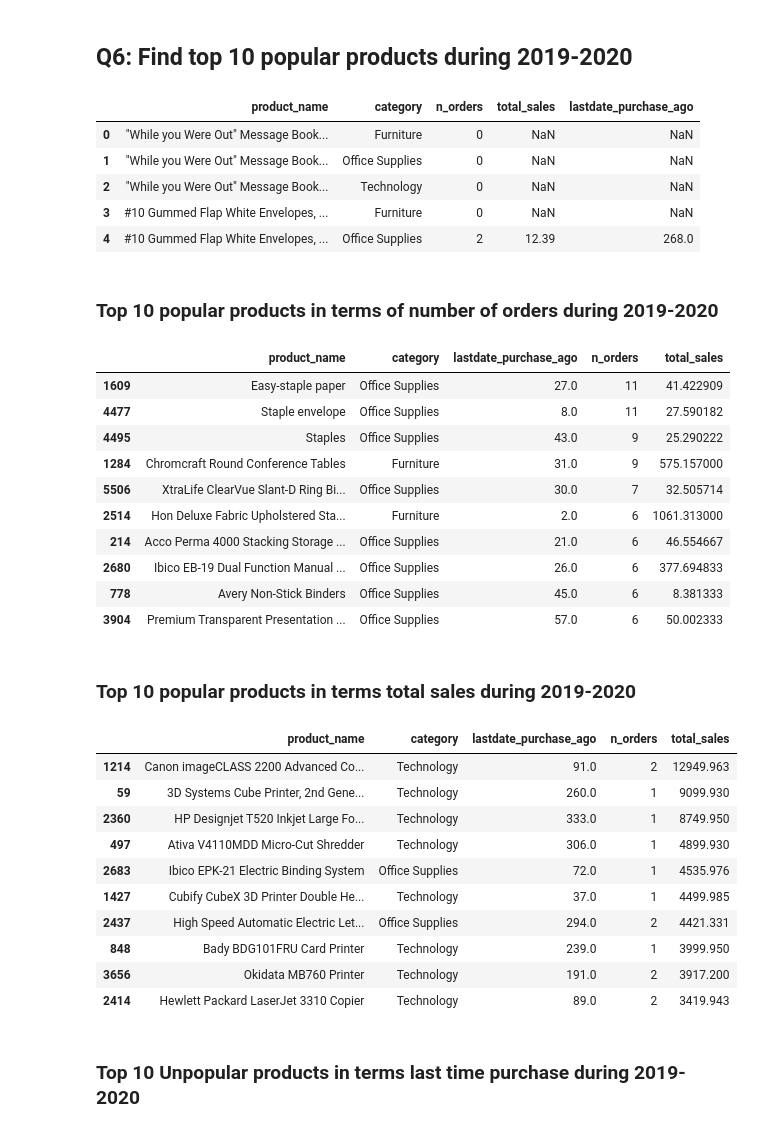
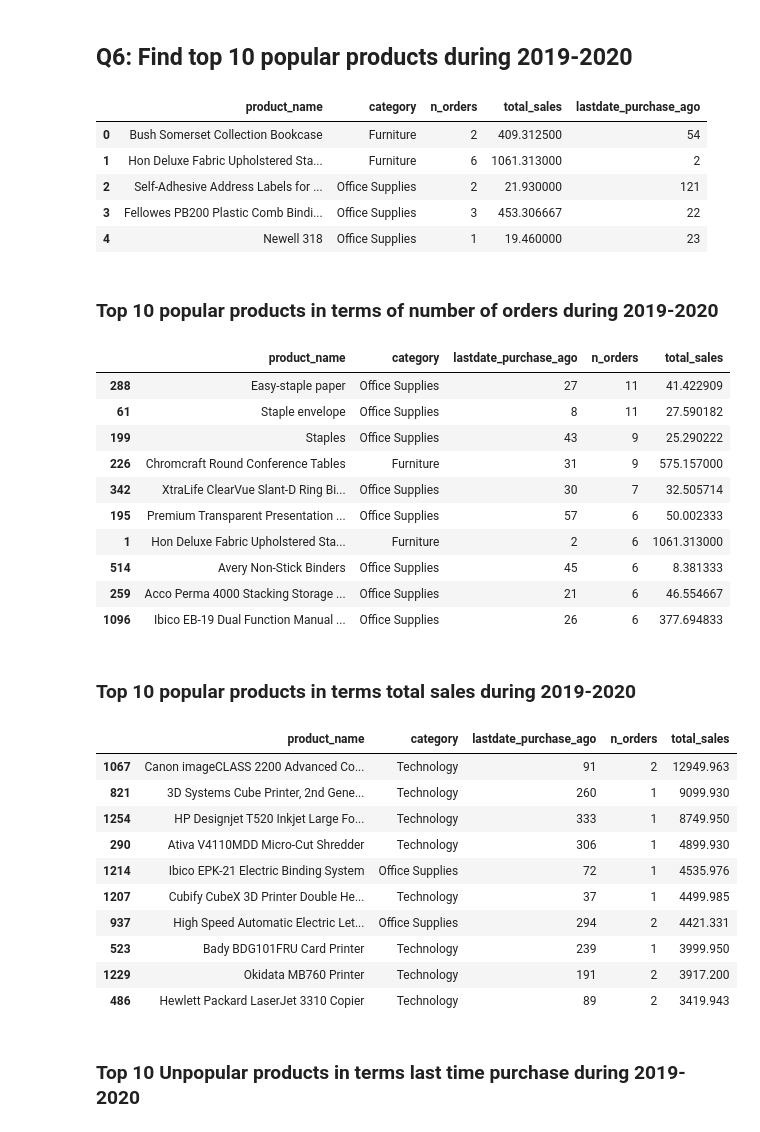
Before and after one commit to syunar/22-02_Store-Sales-Analysis-Customer-Segmentation, a Jupyter notebook: Store Sales EDA and Customer Segmentation Analysis.ipynb, the cells around one changed output. Drawn from its saved outputs; the diff is of its cells as text; code cells hidden in the pictures.

```diff
--- a/Store Sales EDA and Customer Segmentation Analysis.ipynb
+++ b/Store Sales EDA and Customer Segmentation Analysis.ipynb
@@ -468,28 +468,28 @@ Total Sales in West and Central: \334909.5525 or equal 55% of total sales
 # %%
 
 product_rank = df.query('order_date>="2019-01-01"&order_date<="2019-12-31"')\
-                 .groupby(['product_name','category'])\
+                 .groupby(['product_name','category'], observed=True)\
                  .agg({'product_name':'count',
                         'sales':'mean',
                         'order_date':'max'})\
                  .rename(columns={'product_name':'n_orders',
                                   'sales':'total_sales',
                                   'order_date':'lastdate_purchase_ago'})\
                  .reset_index()
 
 
 # datedif between last_time_purchase and date_now assume data_now='2020-01-01'
 product_rank['lastdate_purchase_ago'] = (dt.datetime(2020,1,1)
                                     - product_rank['lastdate_purchase_ago'])\
                                     .apply(lambda s: s.days)
 product_rank.head()
 # %% [output]
 |  | product_name | category | n_orders | total_sales | lastdate_purchase_ago |
-| 0 | "While you Were Out" Message Book... | Furniture | 0 | NaN | NaN |
-| 1 | "While you Were Out" Message Book... | Office Supplies | 0 | NaN | NaN |
-| 2 | "While you Were Out" Message Book... | Technology | 0 | NaN | NaN |
-| 3 | #10 Gummed Flap White Envelopes, ... | Furniture | 0 | NaN | NaN |
-| 4 | #10 Gummed Flap White Envelopes, ... | Office Supplies | 2 | 12.39 | 268.0 |
+| 0 | Bush Somerset Collection Bookcase | Furniture | 2 | 409.312500 | 54 |
+| 1 | Hon Deluxe Fabric Upholstered Sta... | Furniture | 6 | 1061.313000 | 2 |
+| 2 | Self-Adhesive Address Labels for ... | Office Supplies | 2 | 21.930000 | 121 |
+| 3 | Fellowes PB200 Plastic Comb Bindi... | Office Supplies | 3 | 453.306667 | 22 |
+| 4 | Newell 318 | Office Supplies | 1 | 19.460000 | 23 |
 # %% [markdown]
 ### Top 10 popular products in terms of number of orders during 2019-2020
 # %%
@@ -498,32 +498,32 @@ product_rank = product_rank[['product_name', 'category', 'lastdate_purchase_ago'
 product_rank.sort_values(by='n_orders', ascending=False).head(10)
 # %% [output]
 |  | product_name | category | lastdate_purchase_ago | n_orders | total_sales |
-| 1609 | Easy-staple paper | Office Supplies | 27.0 | 11 | 41.422909 |
-| 4477 | Staple envelope | Office Supplies | 8.0 | 11 | 27.590182 |
-| 4495 | Staples | Office Supplies | 43.0 | 9 | 25.290222 |
-| 1284 | Chromcraft Round Conference Tables | Furniture | 31.0 | 9 | 575.157000 |
-| 5506 | XtraLife ClearVue Slant-D Ring Bi... | Office Supplies | 30.0 | 7 | 32.505714 |
-| 2514 | Hon Deluxe Fabric Upholstered Sta... | Furniture | 2.0 | 6 | 1061.313000 |
-| 214 | Acco Perma 4000 Stacking Storage ... | Office Supplies | 21.0 | 6 | 46.554667 |
-| 2680 | Ibico EB-19 Dual Function Manual ... | Office Supplies | 26.0 | 6 | 377.694833 |
-| 778 | Avery Non-Stick Binders | Office Supplies | 45.0 | 6 | 8.381333 |
-| 3904 | Premium Transparent Presentation ... | Office Supplies | 57.0 | 6 | 50.002333 |
+| 288 | Easy-staple paper | Office Supplies | 27 | 11 | 41.422909 |
+| 61 | Staple envelope | Office Supplies | 8 | 11 | 27.590182 |
+| 199 | Staples | Office Supplies | 43 | 9 | 25.290222 |
+| 226 | Chromcraft Round Conference Tables | Furniture | 31 | 9 | 575.157000 |
+| 342 | XtraLife ClearVue Slant-D Ring Bi... | Office Supplies | 30 | 7 | 32.505714 |
+| 195 | Premium Transparent Presentation ... | Office Supplies | 57 | 6 | 50.002333 |
+| 1 | Hon Deluxe Fabric Upholstered Sta... | Furniture | 2 | 6 | 1061.313000 |
+| 514 | Avery Non-Stick Binders | Office Supplies | 45 | 6 | 8.381333 |
+| 259 | Acco Perma 4000 Stacking Storage ... | Office Supplies | 21 | 6 | 46.554667 |
+| 1096 | Ibico EB-19 Dual Function Manual ... | Office Supplies | 26 | 6 | 377.694833 |
 # %% [markdown]
 ### Top 10 popular products in terms total sales during 2019-2020
 # %%
 product_rank.sort_values(by='total_sales', ascending=False).head(10)
 # %% [output]
 |  | product_name | category | lastdate_purchase_ago | n_orders | total_sales |
-| 1214 | Canon imageCLASS 2200 Advanced Co... | Technology | 91.0 | 2 | 12949.963 |
-| 59 | 3D Systems Cube Printer, 2nd Gene... | Technology | 260.0 | 1 | 9099.930 |
-| 2360 | HP Designjet T520 Inkjet Large Fo... | Technology | 333.0 | 1 | 8749.950 |
-| 497 | Ativa V4110MDD Micro-Cut Shredder | Technology | 306.0 | 1 | 4899.930 |
-| 2683 | Ibico EPK-21 Electric Binding System | Office Supplies | 72.0 | 1 | 4535.976 |
-| 1427 | Cubify CubeX 3D Printer Double He... | Technology | 37.0 | 1 | 4499.985 |
-| 2437 | High Speed Automatic Electric Let... | Office Supplies | 294.0 | 2 | 4421.331 |
-| 848 | Bady BDG101FRU Card Printer | Technology | 239.0 | 1 | 3999.950 |
-| 3656 | Okidata MB760 Printer | Technology | 191.0 | 2 | 3917.200 |
-| 2414 | Hewlett Packard LaserJet 3310 Copier | Technology | 89.0 | 2 | 3419.943 |
+| 1067 | Canon imageCLASS 2200 Advanced Co... | Technology | 91 | 2 | 12949.963 |
+| 821 | 3D Systems Cube Printer, 2nd Gene... | Technology | 260 | 1 | 9099.930 |
+| 1254 | HP Designjet T520 Inkjet Large Fo... | Technology | 333 | 1 | 8749.950 |
+| 290 | Ativa V4110MDD Micro-Cut Shredder | Technology | 306 | 1 | 4899.930 |
+| 1214 | Ibico EPK-21 Electric Binding System | Office Supplies | 72 | 1 | 4535.976 |
+| 1207 | Cubify CubeX 3D Printer Double He... | Technology | 37 | 1 | 4499.985 |
+| 937 | High Speed Automatic Electric Let... | Office Supplies | 294 | 2 | 4421.331 |
+| 523 | Bady BDG101FRU Card Printer | Technology | 239 | 1 | 3999.950 |
+| 1229 | Okidata MB760 Printer | Technology | 191 | 2 | 3917.200 |
+| 486 | Hewlett Packard LaserJet 3310 Copier | Technology | 89 | 2 | 3419.943 |
 # %% [markdown]
 ### Top 10 Unpopular products in terms last time purchase during 2019-2020
 # %%
```
Also changed, not shown: parts of 4 cells of this notebook.
